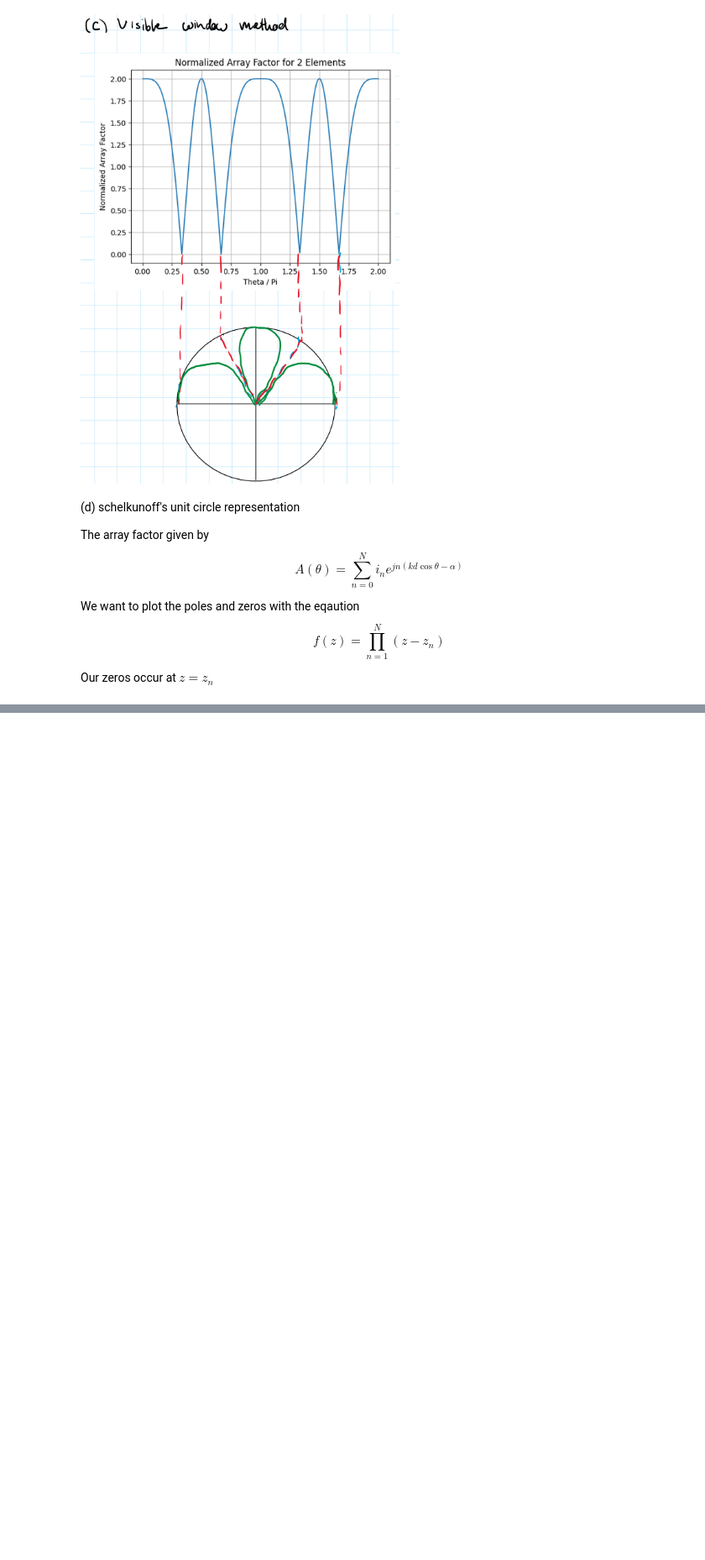
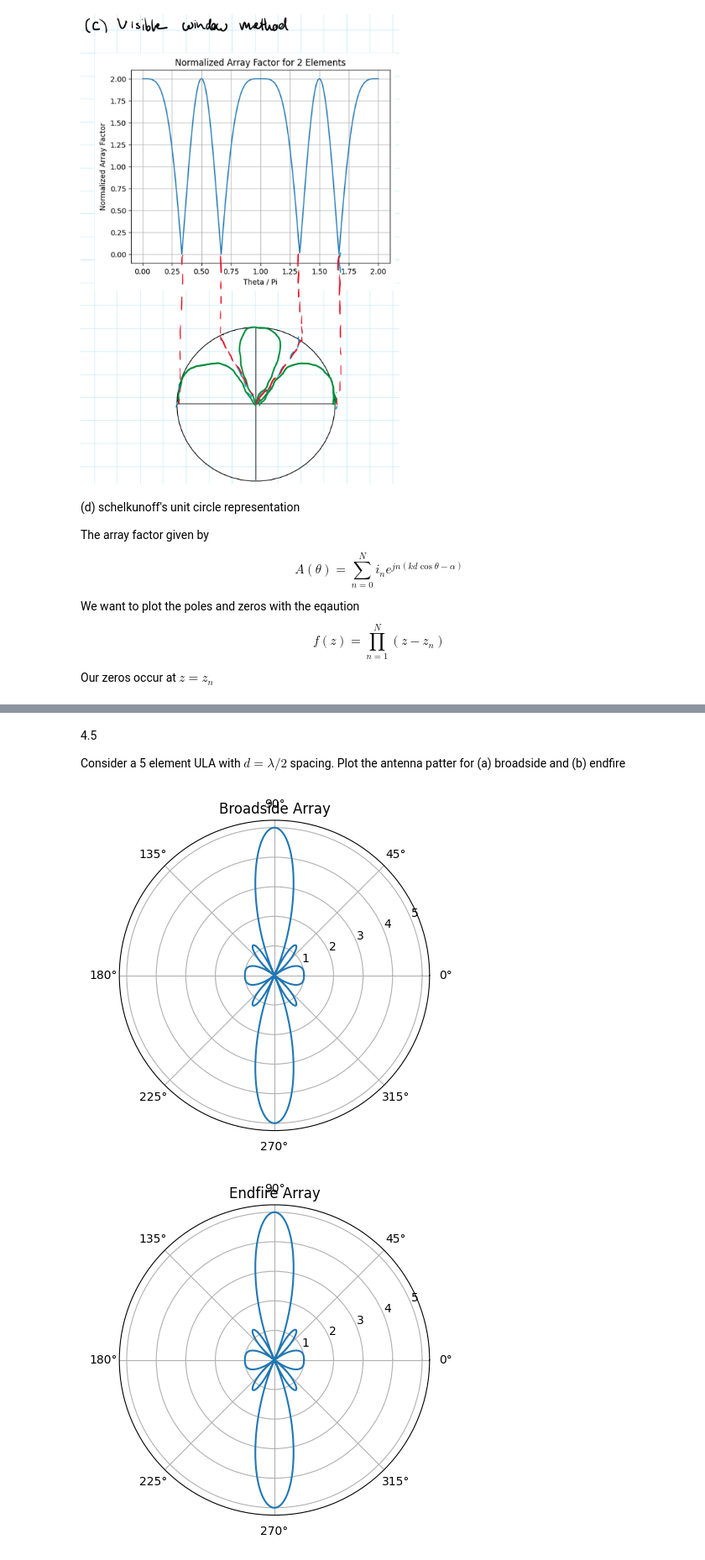
Before and after one commit to Montuck/antenna-software, a Jupyter notebook: hw10.ipynb, the cells around one changed output, grey strips where cells are left out. Shown at 84% size. Cells and saved outputs as stored; diff of their text form; code cells hidden in the pictures; blank space fills up the shorter version.

```diff
--- a/hw10.ipynb
+++ b/hw10.ipynb
@@ -89,0 +98,33 @@ plt.show()
+# %% [markdown]
+4.5
+
+Consider a 5 element ULA with $d=\lambda/2$ spacing. Plot the antenna patter for (a) broadside and (b) endfire
+# %%
+# (a) broadside
+N_el = 5
+N = N_el - 1
+n = np.arange(1, N+1)
+k = 2*np.pi/lam
+d = lam/2
+alpha = 0
+z = np.exp(1j*(k*d*np.cos(theta[:, np.newaxis])-alpha))
+A = np.abs((1 - z**(N+1)) / (1 - z))
+
+# plot
+plt.polar(theta, np.abs(A).sum(axis=1))
+plt.title("Broadside Array")
+plt.grid(True)
+plt.show()
+
+# (b) endfire
+z_n = np.exp(1j*2*np.pi*n/(N+1))
+f_z = np.array([np.prod(np.exp(1j*(k*d*np.cos(t)-alpha)) - z_n) for t in theta])
+
+# plot
+plt.polar(theta, np.abs(f_z))
+plt.title("Endfire Array")
+plt.grid(True)
+plt.show()
+# %% [output]
+[figure, added]
+[figure, added]
```
Also changed, not shown: parts of 11 cells of this notebook, 1 other file.
